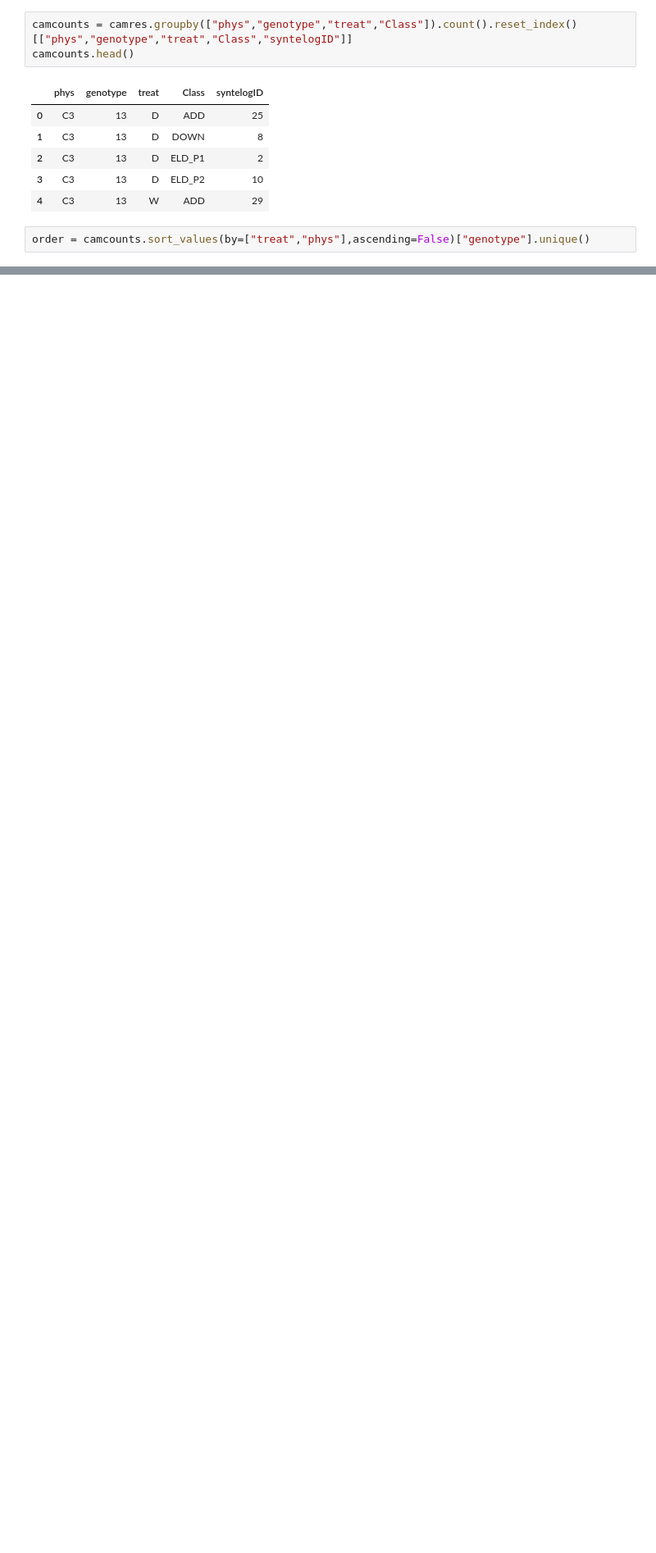
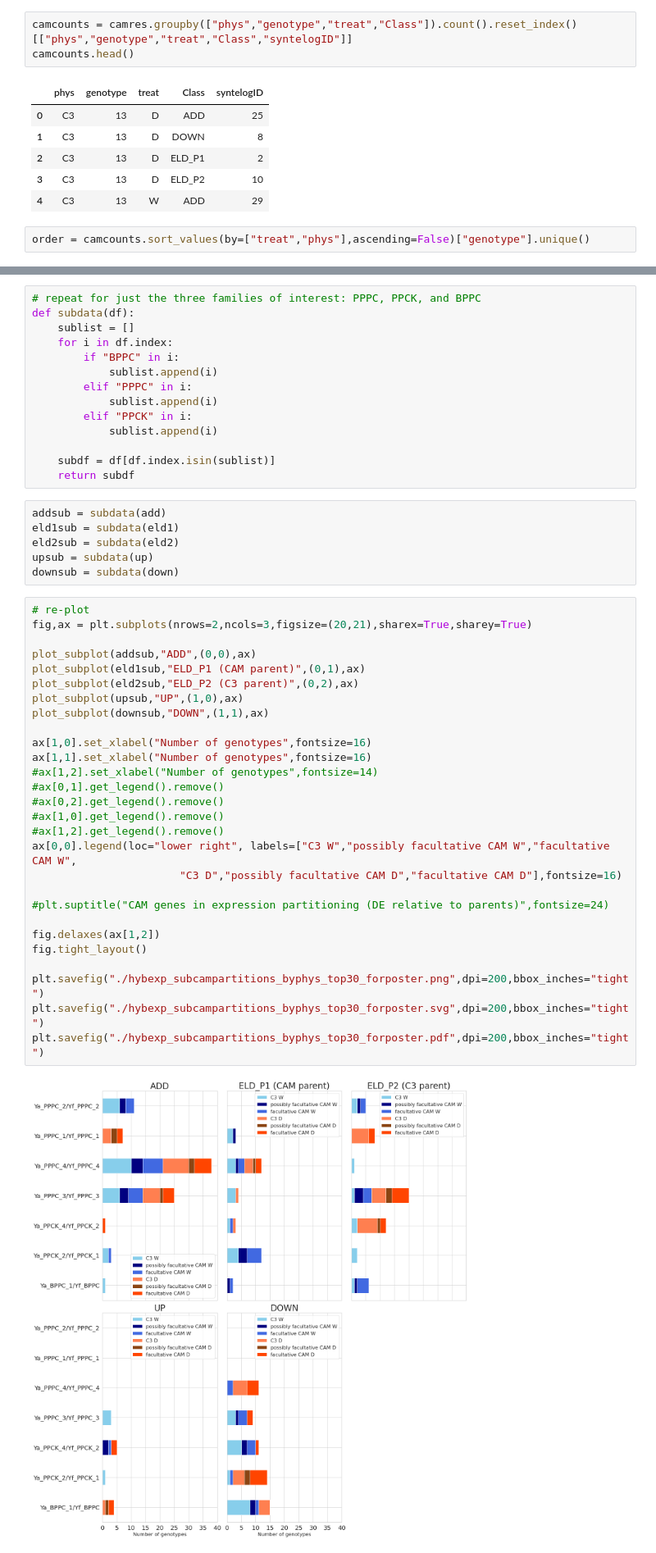
Before and after one commit to achpardo/yucca-genomics, a Jupyter notebook: differential_expression/expression_partitioning_downstream/hybridexpress_top30pct_partitioning_results.ipynb, the cells around one changed output, grey strips where cells are left out. Shown at 82% size. Saved outputs shown, nothing was run; the diff lists cells and outputs as text; blank space fills up the shorter version.

```diff
--- a/differential_expression/expression_partitioning_downstream/hybridexpress_top30pct_partitioning_results.ipynb
+++ b/differential_expression/expression_partitioning_downstream/hybridexpress_top30pct_partitioning_results.ipynb
@@ -641,0 +657,50 @@ len(down.index)
+# %%
+# repeat for just the three families of interest: PPPC, PPCK, and BPPC
+def subdata(df):
+    sublist = []
+    for i in df.index:
+        if "BPPC" in i:
+            sublist.append(i)
+        elif "PPPC" in i:
+            sublist.append(i)
+        elif "PPCK" in i:
+            sublist.append(i)
+
+    subdf = df[df.index.isin(sublist)]
+    return subdf
+# %%
+addsub = subdata(add)
+eld1sub = subdata(eld1)
+eld2sub = subdata(eld2)
+upsub = subdata(up)
+downsub = subdata(down)
+# %%
+# re-plot
+fig,ax = plt.subplots(nrows=2,ncols=3,figsize=(20,21),sharex=True,sharey=True)
+
+plot_subplot(addsub,"ADD",(0,0),ax)
+plot_subplot(eld1sub,"ELD_P1 (CAM parent)",(0,1),ax)
+plot_subplot(eld2sub,"ELD_P2 (C3 parent)",(0,2),ax)
+plot_subplot(upsub,"UP",(1,0),ax)
+plot_subplot(downsub,"DOWN",(1,1),ax)
+
+ax[1,0].set_xlabel("Number of genotypes",fontsize=16)
+ax[1,1].set_xlabel("Number of genotypes",fontsize=16)
+#ax[1,2].set_xlabel("Number of genotypes",fontsize=14)
+#ax[0,1].get_legend().remove()
+#ax[0,2].get_legend().remove()
+#ax[1,0].get_legend().remove()
+#ax[1,2].get_legend().remove()
+ax[0,0].legend(loc="lower right", labels=["C3 W","possibly facultative CAM W","facultative CAM W",
+                       "C3 D","possibly facultative CAM D","facultative CAM D"],fontsize=16)
+
+#plt.suptitle("CAM genes in expression partitioning (DE relative to parents)",fontsize=24)
+
+fig.delaxes(ax[1,2])
+fig.tight_layout()
+
+plt.savefig("./hybexp_subcampartitions_byphys_top30_forposter.png",dpi=200,bbox_inches="tight")
+plt.savefig("./hybexp_subcampartitions_byphys_top30_forposter.svg",dpi=200,bbox_inches="tight")
+plt.savefig("./hybexp_subcampartitions_byphys_top30_forposter.pdf",dpi=200,bbox_inches="tight")
+# %% [output]
+[figure, added]
```
Also changed, not shown: parts of 56 cells of this notebook.
